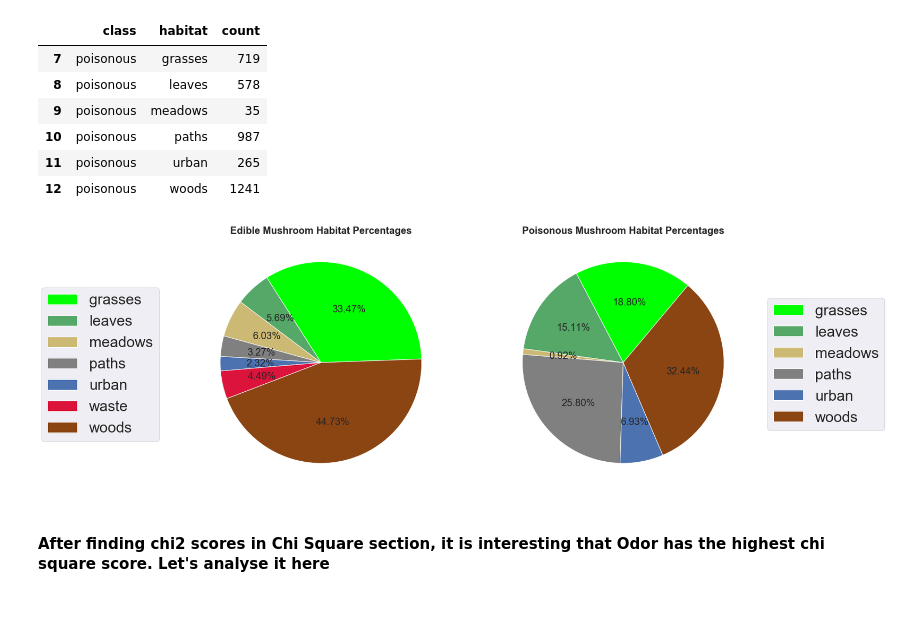
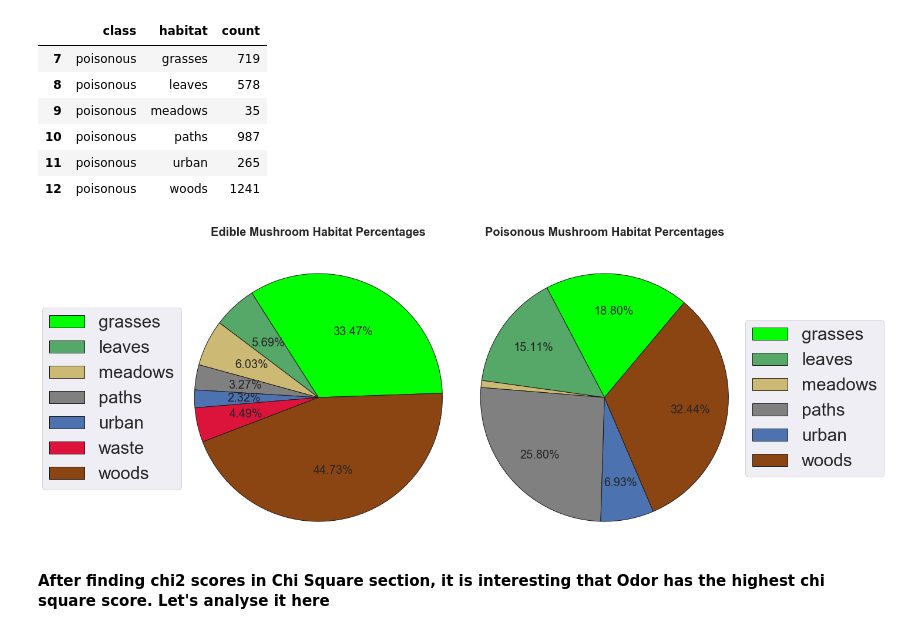
Before and after one commit to csun-data-science-bootcamp-20/Group9, a Jupyter notebook: Mushrooms.ipynb, the cells around one changed output. Saved outputs shown, nothing was run; the diff lists cells and outputs as text; code cells hidden in the pictures; blank space fills up the shorter version.

```diff
--- a/Mushrooms.ipynb
+++ b/Mushrooms.ipynb
@@ -903,0 +922,15 @@ plt.show()
+# %%
+sns.set(rc={'figure.figsize':(16,10)})
+ax=sns.countplot(x='habitat',hue='class',data=data)
+for p in ax.patches:
+    patch_height = p.get_height()
+    if np.isnan(patch_height):
+        patch_height = 0
+    ax.annotate('{}'.format(int(patch_height)), (p.get_x()+0.05, patch_height+10))
+ax.set_xticklabels(ax.get_xticklabels(),fontsize=16)
+plt.xlabel("\nMushroom Habitat",fontsize=16,weight='bold')
+plt.ylabel("Count",fontsize=16, rotation=0,weight='bold')
+ax.yaxis.set_label_coords(-0.05,0.45)
+plt.title('Mushroom Habitat Distribution', weight='bold', size=14)
+plt.legend(loc='right',fontsize=16)
+plt.show()
@@ -944,36 +982,45 @@ poisonous_habitat_counts
 # %%
 count = edible_habitat_counts['count']
 labels = edible_habitat_counts['habitat']
 colors = ['lime','g','y','grey','b','crimson','saddlebrown']
+
+def my_autopct(pct):
+    return ('%.2f%%' % pct) if pct > 1 else ''
 
 plt.subplot(121)
 plt.pie(count,
        colors = colors,
        startangle=2,
        autopct='%1.2f%%',
-       textprops={'fontsize':20})
-plt.title('Edible Mushroom Habitat Percentages', weight='bold', size=20)
-plt.legend(labels, bbox_to_anchor=(-0.1,0.5), loc="center left", fontsize=30,
+       textprops={'fontsize':20},
+       #pctdistance=1.19,
+        radius=1.3,
+       wedgeprops={"edgecolor":"k",'linewidth': 1, 'linestyle': 'solid', 'antialiased': True})
+plt.title('Edible Mushroom Habitat Percentages\n\n\n', weight='bold', size=20)
+plt.legend(labels, bbox_to_anchor=(-0.12,0.5), loc="center left", fontsize=30,
            bbox_transform=plt.gcf().transFigure)
 
 count1 = poisonous_habitat_counts['count']
 label1 = poisonous_habitat_counts['habitat']
 colorsp = ['lime','g','y','grey','b','saddlebrown']
 plt.subplot(122)
 plt.pie(count1,
        colors = colorsp,
        startangle=50,
-       autopct='%1.2f%%',
-       textprops={'fontsize':20})
-plt.title('Poisonous Mushroom Habitat Percentages', weight='bold', size=20)
-plt.legend(label1, bbox_to_anchor=(1.1,0.5), loc="center right", fontsize=30,
+       autopct=my_autopct,
+       pctdistance=0.7,
+        radius=1.3,
+       textprops={'fontsize':20},
+       wedgeprops={"edgecolor":"k",'linewidth': 1, 'linestyle': 'solid', 'antialiased': True})
+plt.title('Poisonous Mushroom Habitat Percentages\n\n\n', weight='bold', size=20)
+plt.legend(label1, bbox_to_anchor=(1.15,0.5), loc="center right", fontsize=30,
            bbox_transform=plt.gcf().transFigure)
 
 plt.show()
 
 plt.show()
 # %% [output]
-[figure, old version]
+[figure, new version]
 # %% [markdown]
 #### After finding chi2 scores in Chi Square section, it is interesting that Odor has the highest chi square score. Let's analyse it here
 # %%
```
Also changed, not shown: parts of 59 cells of this notebook.
